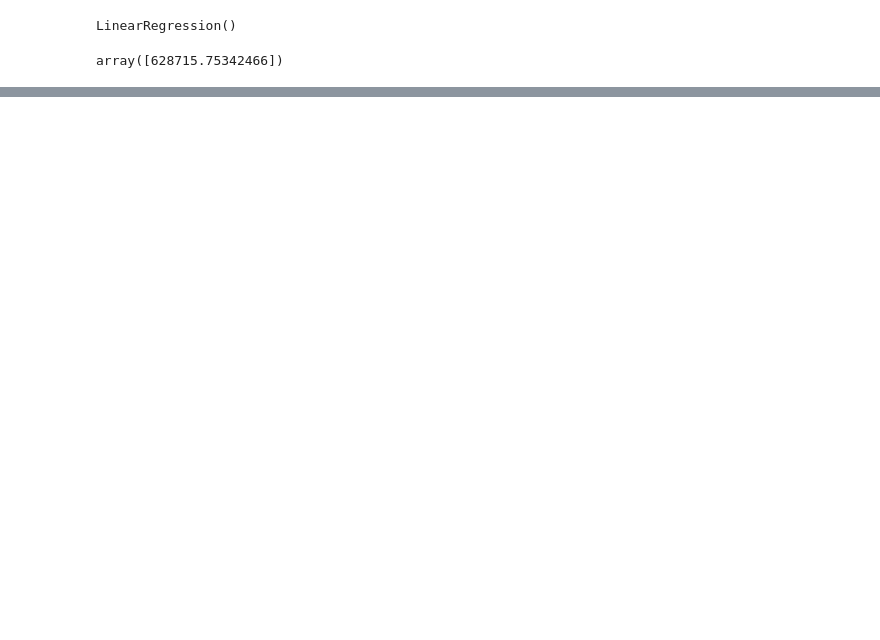
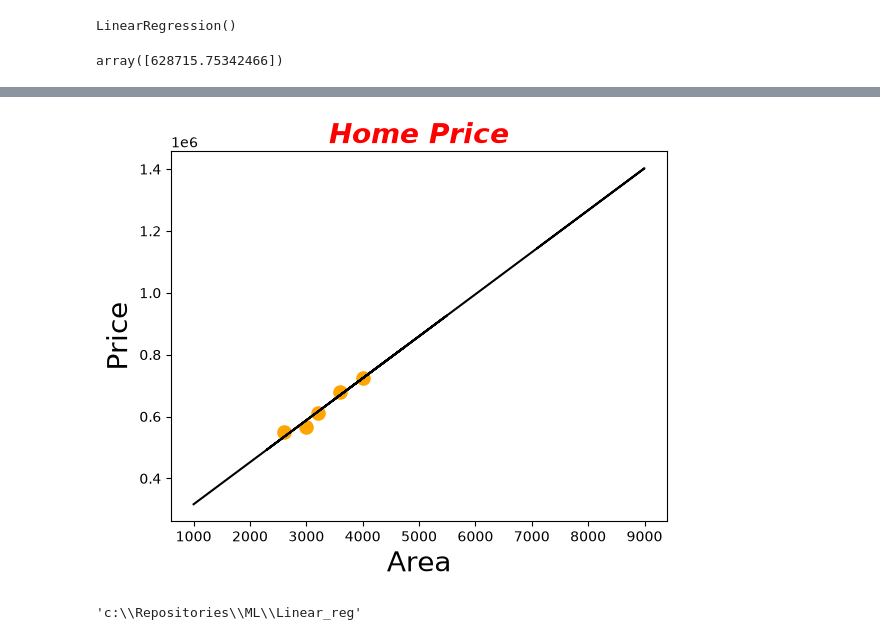
Before and after one commit to ShilpaGitH/Machine-Learning, a Jupyter notebook: Linear_reg/Linear_reg.ipynb, the cells around one changed output, grey strips where cells are left out. Cells and saved outputs as stored; diff of their text form; code cells hidden in the pictures; blank space fills up the shorter version.

```diff
--- a/Linear_reg/Linear_reg.ipynb
+++ b/Linear_reg/Linear_reg.ipynb
@@ -46,0 +84,3 @@ array([628715.75342466])
+# %%
+df1 = pd.read_csv("areas.csv")
+df1.head(5)
@@ -46,0 +94,3 @@ array([628715.75342466])
+# %%
+new_predict = reg.predict(df1)
+new_predict
@@ -46,0 +103,3 @@ array([628715.75342466])
+# %%
+df1['price1'] = new_predict
+df1
@@ -46,0 +121,10 @@ array([628715.75342466])
+# %%
+%matplotlib inline
+plt.title("Home Price", color='red', size=20, fontstyle= 'italic', fontweight='bold')
+plt.xlabel('Area',size=20)
+plt.ylabel('Price', size=20)
+plt.scatter(df.area,df.price, color='orange', s=90)
+plt.plot(df1.area,df1.price1, color='black', lin)
+plt.show()
+# %% [output]
+[figure, added]
@@ -46,0 +134,4 @@ array([628715.75342466])
+# %%
+pwd
+# %% [output]
+'c:\\Repositories\\ML\\Linear_reg'
```
Also changed, not shown: parts of 11 cells of this notebook, 4 other files.
